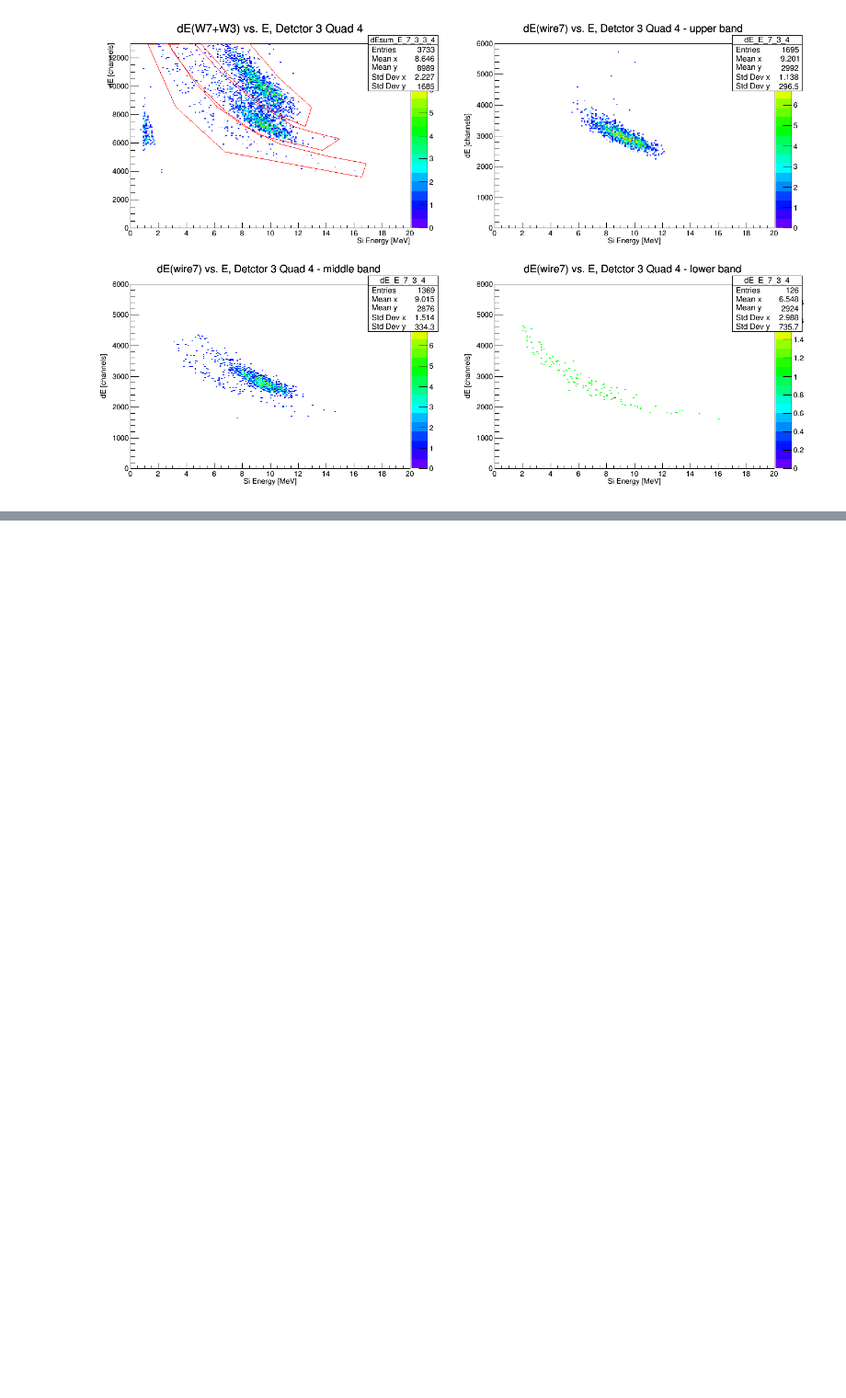
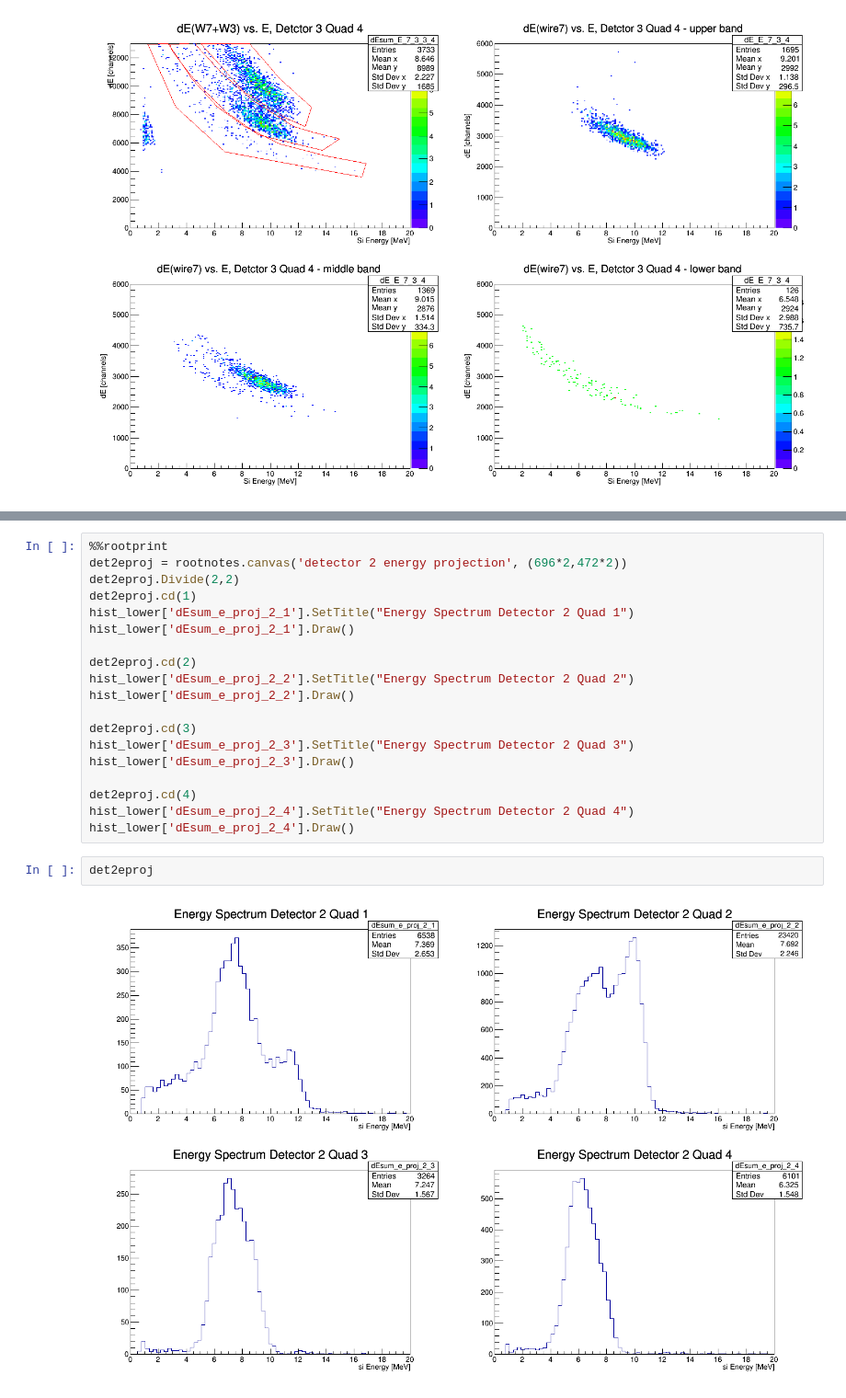
Before and after one commit to kold3d/6He-analysis, a Jupyter notebook: Upadhyayula-20170124 (dE sum plot w diagnostics cuts).ipynb, the cells around one changed output, grey strips where cells are left out. Shown at 92% size. Cells and saved outputs as stored; diff of their text form; blank space fills up the shorter version.

```diff
--- a/Upadhyayula-20170124 (dE sum plot w diagnostics cuts).ipynb
+++ b/Upadhyayula-20170124 (dE sum plot w diagnostics cuts).ipynb
@@ -434,0 +511,23 @@ det3quad4
+# %%
+%%rootprint
+det2eproj = rootnotes.canvas('detector 2 energy projection', (696*2,472*2))
+det2eproj.Divide(2,2)
+det2eproj.cd(1)
+hist_lower['dEsum_e_proj_2_1'].SetTitle("Energy Spectrum Detector 2 Quad 1")
+hist_lower['dEsum_e_proj_2_1'].Draw()
+
+det2eproj.cd(2)
+hist_lower['dEsum_e_proj_2_2'].SetTitle("Energy Spectrum Detector 2 Quad 2")
+hist_lower['dEsum_e_proj_2_2'].Draw()
+
+det2eproj.cd(3)
+hist_lower['dEsum_e_proj_2_3'].SetTitle("Energy Spectrum Detector 2 Quad 3")
+hist_lower['dEsum_e_proj_2_3'].Draw()
+
+det2eproj.cd(4)
+hist_lower['dEsum_e_proj_2_4'].SetTitle("Energy Spectrum Detector 2 Quad 4")
+hist_lower['dEsum_e_proj_2_4'].Draw()
+# %%
+det2eproj
+# %% [output]
+[figure, added]
```
Also changed, not shown: parts of 20 cells of this notebook, 1 other file.
